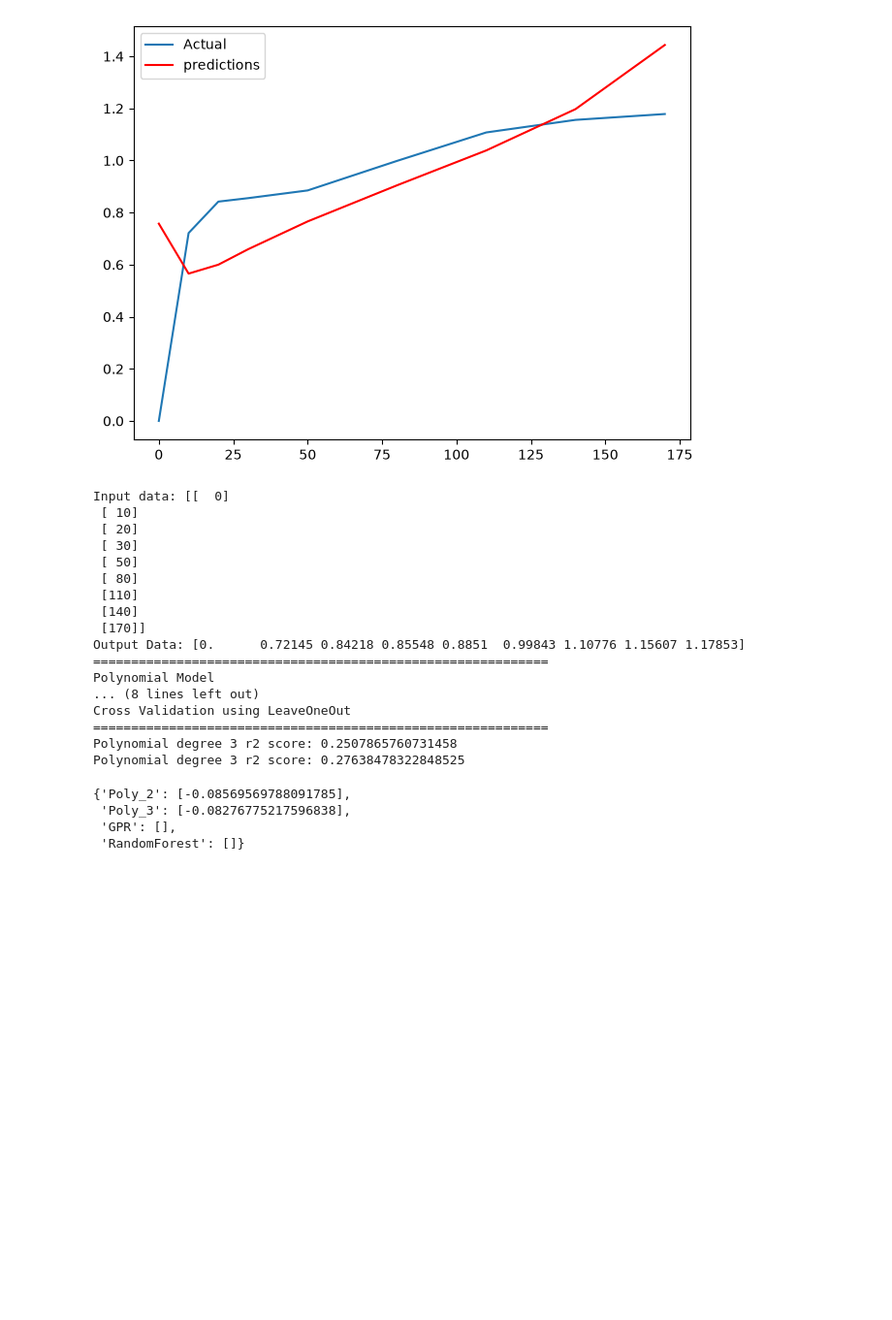
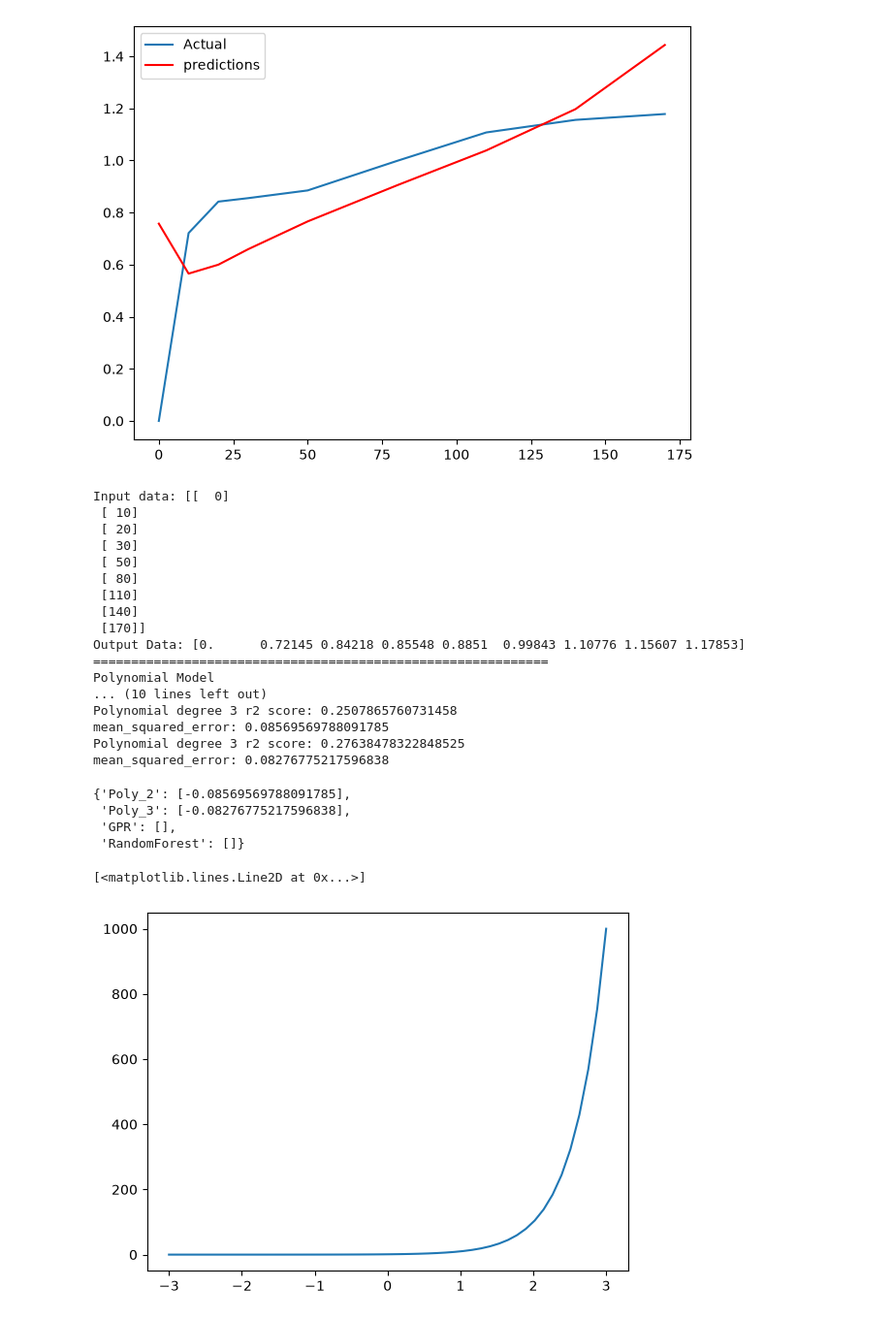
Before and after one commit to Tinonturja/Catkin_Biofilm_Adsorption, a Jupyter notebook: labaratory.ipynb, the cells around one changed output. Shown at 97% size. Drawn from its saved outputs; the diff is of its cells as text; code cells hidden in the pictures; blank space fills up the shorter version.

```diff
--- a/labaratory.ipynb
+++ b/labaratory.ipynb
@@ -218,6 +218,7 @@ plt.show()
 [figure]
 # %%
 from sklearn.linear_model import Ridge
+from sklearn.metrics import mean_squared_error, r2_score
 # The data
 print(f"Input data: {X}\nOutput Data: {y}")
 # Take the model:
@@ -284,6 +285,7 @@ poly_2_predictions = cross_val_predict(
 )
 r2_poly2= r2_score(y, poly_2_predictions)
 print(f"Polynomial degree 3 r2 score: {r2_poly2}")
+print(f"mean_squared_error: {mean_squared_error(y, poly_2_predictions)}")
 
 poly_3_predictions = cross_val_predict(
     polynomial_pipeline_3,
@@ -293,6 +295,7 @@ poly_3_predictions = cross_val_predict(
 )
 r2_poly3= r2_score(y, poly_3_predictions)
 print(f"Polynomial degree 3 r2 score: {r2_poly3}")
+print(f"mean_squared_error: {mean_squared_error(y, poly_3_predictions)}")
 # %% [output]
 Input data: [[  0]
  [ 10]
@@ -306,11 +309,11 @@ Input data: [[  0]
 Output Data: [0.      0.72145 0.84218 0.85548 0.8851  0.99843 1.10776 1.15607 1.17853]
 ============================================================
 Polynomial Model
-... (8 lines left out)
-Cross Validation using LeaveOneOut
-============================================================
+... (10 lines left out)
 Polynomial degree 3 r2 score: 0.2507865760731458
+mean_squared_error: 0.08569569788091785
 Polynomial degree 3 r2 score: 0.27638478322848525
+mean_squared_error: 0.08276775217596838
 # %%
 model_results_nmse
 # %% [output]
@@ -334,3 +336,10 @@ for model_name, value in model_name.items():
 
 def prediction(model_name:List):
     return None
+# %%
+alphas = np.logspace(start = -3,stop = 3, num = 50)
+x = np.linspace(-3,3,50)
+plt.plot(x, alphas)
+# %% [output]
+[<matplotlib.lines.Line2D at 0x...>]
+[figure, added]
```
Also changed, not shown: parts of 5 cells of this notebook.
